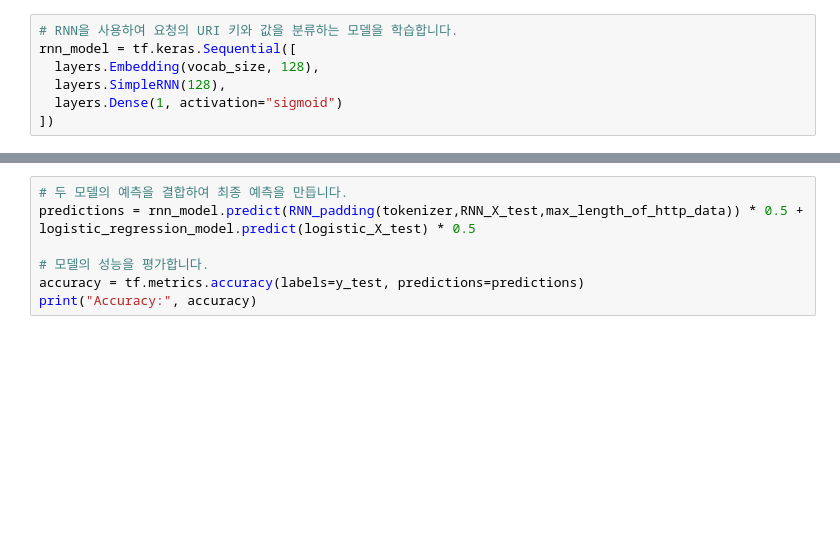
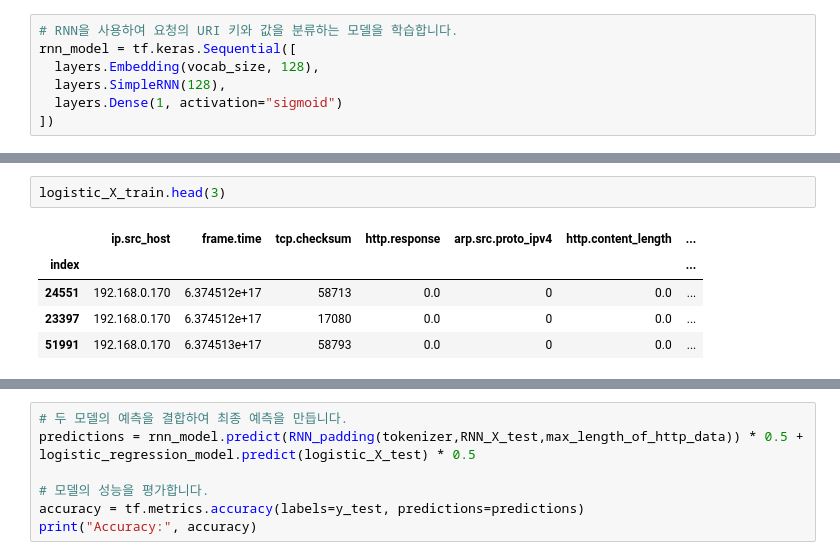
Before and after one commit to explainpark101/KU-ML-EndTerm-project, a Jupyter notebook: 04 machine-learning.ipynb, the cells around one changed output, grey strips where cells are left out. Cells and saved outputs as stored; diff of their text form; blank space fills up the shorter version.

```diff
--- a/04 machine-learning.ipynb
+++ b/04 machine-learning.ipynb
@@ -261,0 +264,8 @@ rnn_model.evaluate(RNN_padding(tokenizer,RNN_X_test,max_length_of_http_data), y_
+# %%
+logistic_X_train.head(3)
+# %% [output]
+|  | ip.src_host | frame.time | tcp.checksum | http.response | arp.src.proto_ipv4 | http.content_length | ... |
+| index |  |  |  |  |  |  | ... |
+| 24551 | 192.168.0.170 | 6.374512e+17 | 58713 | 0.0 | 0 | 0.0 | ... |
+| 23397 | 192.168.0.170 | 6.374512e+17 | 17080 | 0.0 | 0 | 0.0 | ... |
+| 51991 | 192.168.0.170 | 6.374513e+17 | 58793 | 0.0 | 0 | 0.0 | ... |
```
Also changed, not shown: parts of 26 cells of this notebook.
